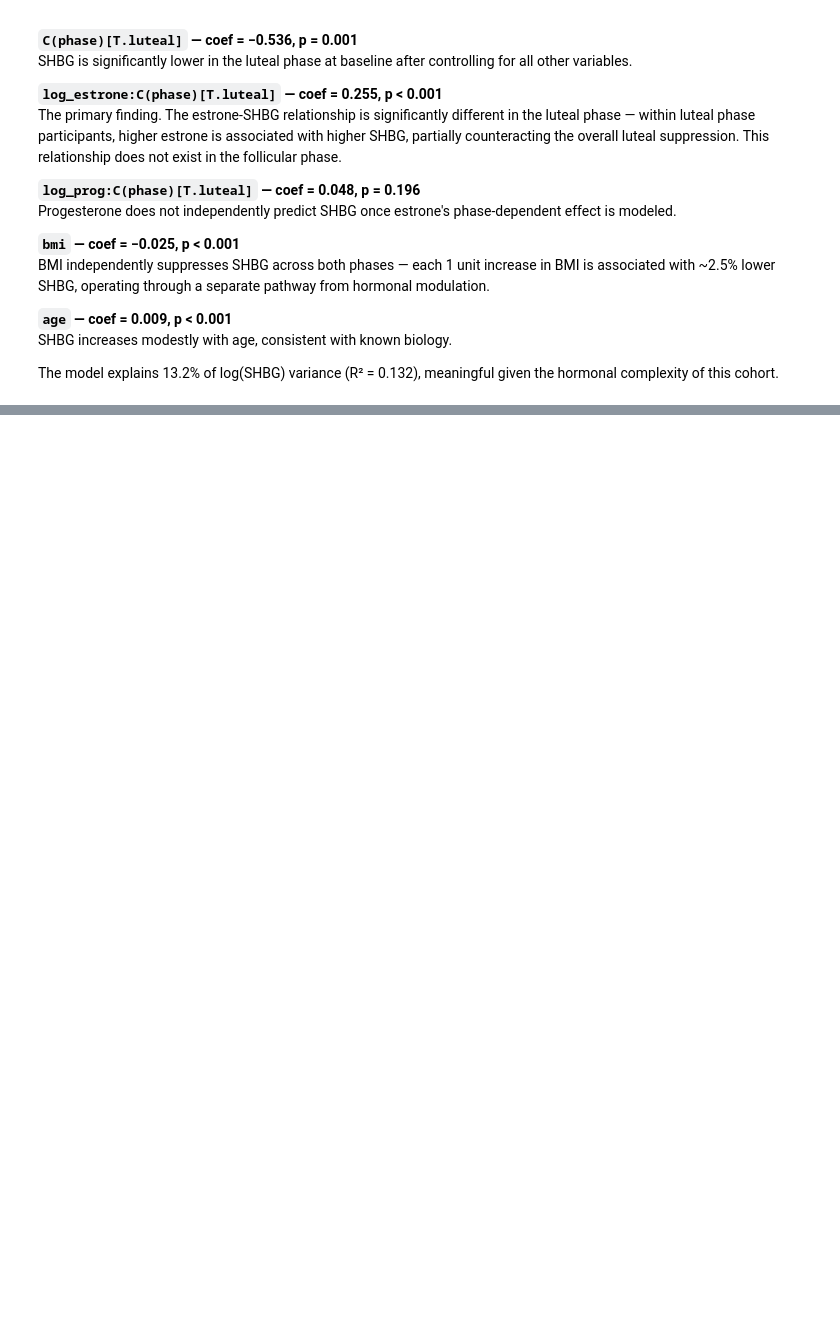
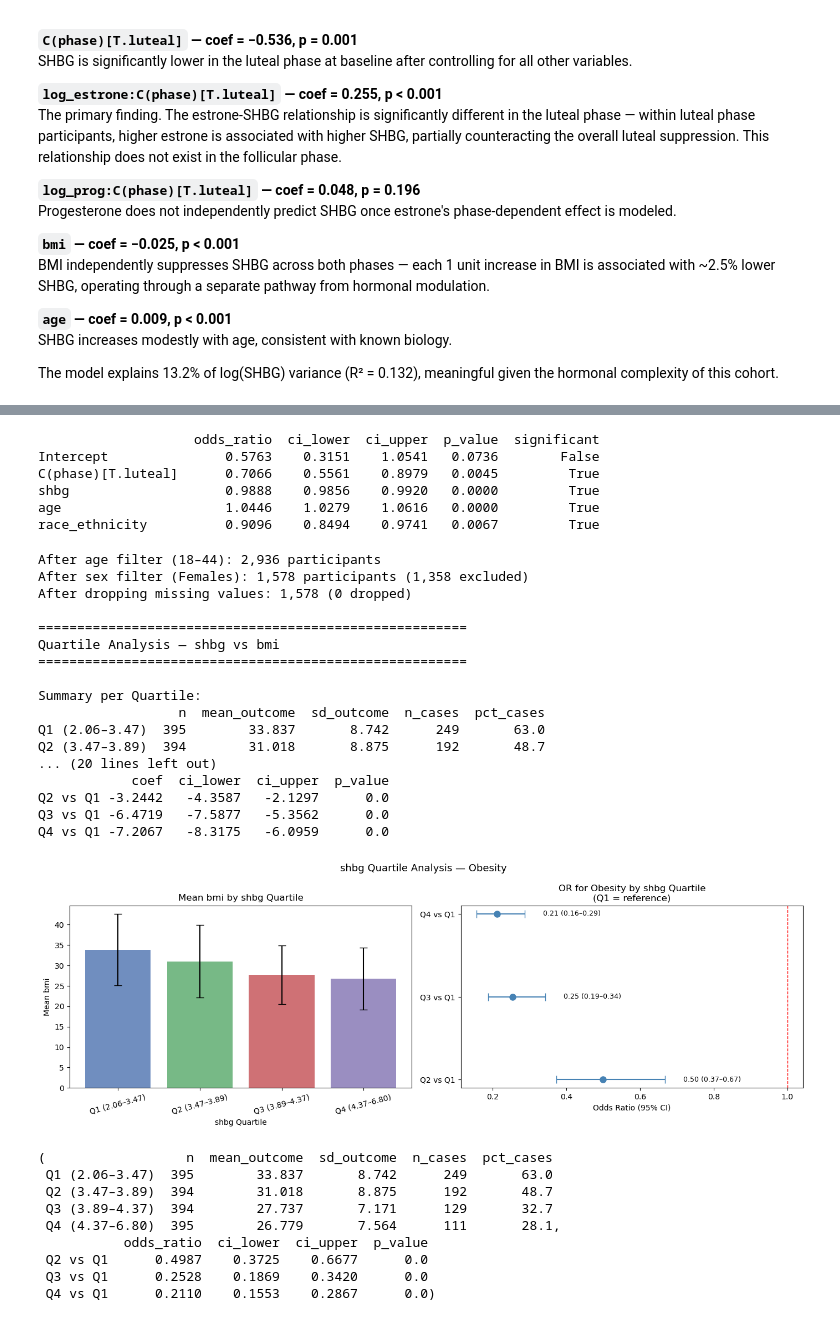
Before and after one commit to eudorach/portfolio_ds_projects, a Jupyter notebook: NHANES_analysis/pipeline/notebooks/analysis/3.shbg_bmi_analysis.ipynb, the cells around one changed output, grey strips where cells are left out. Cells and saved outputs as stored; diff of their text form; code cells hidden in the pictures; blank space fills up the shorter version.

```diff
--- a/NHANES_analysis/pipeline/notebooks/analysis/3.shbg_bmi_analysis.ipynb
+++ b/NHANES_analysis/pipeline/notebooks/analysis/3.shbg_bmi_analysis.ipynb
@@ -820,0 +941,60 @@ hormone-SHBG relationship in the luteal phase.
+# %%
+# Logistic regression
+model_logit = smf.logit(
+    "obese ~ shbg + age + race_ethnicity + C(phase)",
+    data=df
+).fit(disp=False)
+
+odds_df = pd.DataFrame({
+    "odds_ratio": np.exp(model_logit.params),
+    "ci_lower":   np.exp(model_logit.conf_int()[0]),
+    "ci_upper":   np.exp(model_logit.conf_int()[1]),
+    "p_value":    model_logit.pvalues
+}).round(4)
+odds_df["significant"] = odds_df["p_value"] < 0.05
+print(odds_df)
+# %% [output]
+                    odds_ratio  ci_lower  ci_upper  p_value  significant
+Intercept               0.5763    0.3151    1.0541   0.0736        False
+C(phase)[T.luteal]      0.7066    0.5561    0.8979   0.0045         True
+shbg                    0.9888    0.9856    0.9920   0.0000         True
+age                     1.0446    1.0279    1.0616   0.0000         True
+race_ethnicity          0.9096    0.8494    0.9741   0.0067         True
+# %%
+# Quartile analysis
+run_quartile_analysis(
+    biomarker='shbg',
+    disease='obesity',
+    engine=engine,
+    log_transform=True,
+    filters={'age_range': (18,44),
+             'sex': 2}
+)
+# %% [output]
+After age filter (18–44): 2,936 participants
+After sex filter (Females): 1,578 participants (1,358 excluded)
+After dropping missing values: 1,578 (0 dropped)
+
+=======================================================
+Quartile Analysis — shbg vs bmi
+=======================================================
+
+Summary per Quartile:
+                  n  mean_outcome  sd_outcome  n_cases  pct_cases
+Q1 (2.06–3.47)  395        33.837       8.742      249       63.0
+Q2 (3.47–3.89)  394        31.018       8.875      192       48.7
+... (20 lines left out)
+            coef  ci_lower  ci_upper  p_value
+Q2 vs Q1 -3.2442   -4.3587   -2.1297      0.0
+Q3 vs Q1 -6.4719   -7.5877   -5.3562      0.0
+Q4 vs Q1 -7.2067   -8.3175   -6.0959      0.0
+[figure, added]
+(                  n  mean_outcome  sd_outcome  n_cases  pct_cases
+ Q1 (2.06–3.47)  395        33.837       8.742      249       63.0
+ Q2 (3.47–3.89)  394        31.018       8.875      192       48.7
+ Q3 (3.89–4.37)  394        27.737       7.171      129       32.7
+ Q4 (4.37–6.80)  395        26.779       7.564      111       28.1,
+           odds_ratio  ci_lower  ci_upper  p_value
+ Q2 vs Q1      0.4987    0.3725    0.6677      0.0
+ Q3 vs Q1      0.2528    0.1869    0.3420      0.0
+ Q4 vs Q1      0.2110    0.1553    0.2867      0.0)
```
Also changed, not shown: parts of 11 cells of this notebook.
